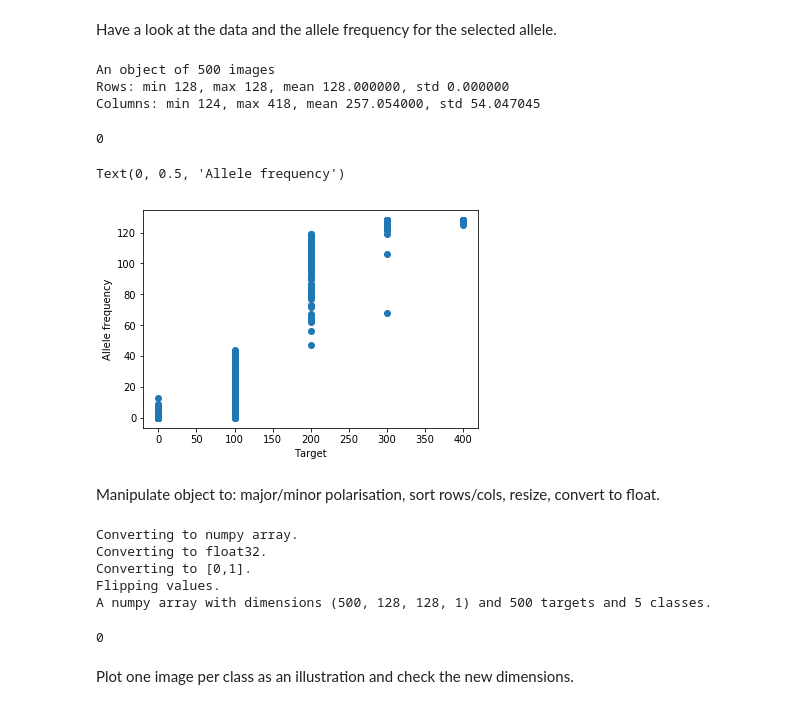
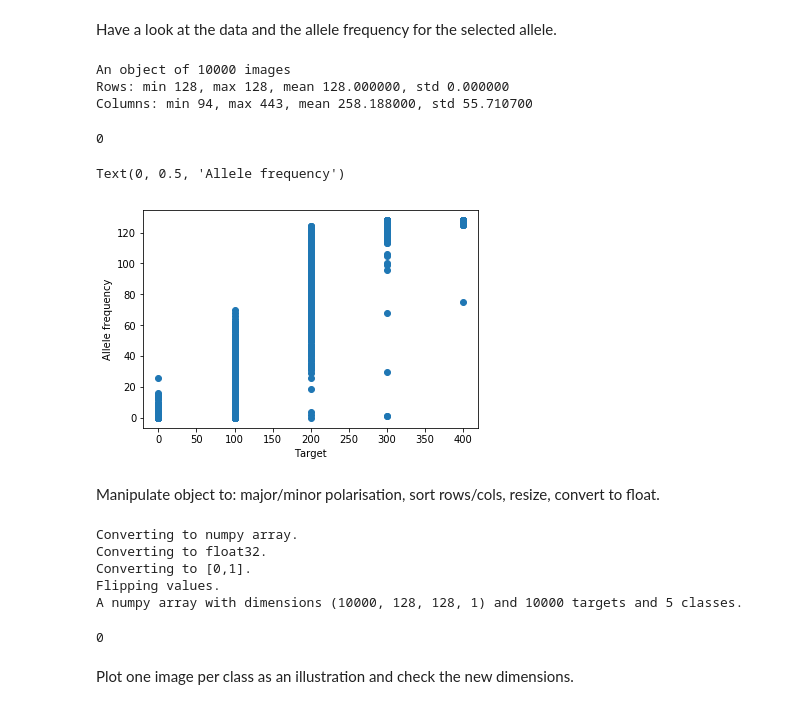
Before and after one commit to mfumagalli/ImaGene, a Jupyter notebook: Quick start (binary).ipynb, the cells around one changed output. Saved outputs shown, nothing was run; the diff lists cells and outputs as text; code cells hidden in the pictures.

```diff
--- a/Quick start (binary).ipynb
+++ b/Quick start (binary).ipynb
@@ -32,39 +33,39 @@ Read simulations and store them into object.
 # %%
 myfile = ImaFile(simulations_folder='/home/mfumagal/Data/ImaGene/Binary/Simulations1.Epoch3', nr_samples=128, model_name='Marth-3epoch-CEU')
 # %%
-mypop = myfile.read_simulations(parameter_name='selection_coeff_hetero', max_nrepl=100)
+mygene = myfile.read_simulations(parameter_name='selection_coeff_hetero', max_nrepl=2000)
 # %% [markdown]
 Have a look at the data and the allele frequency for the selected allele.
 # %%
-mypop.summary()
+mygene.summary()
 # %% [output]
-An object of 500 images
+An object of 10000 images
 Rows: min 128, max 128, mean 128.000000, std 0.000000
-Columns: min 124, max 418, mean 257.054000, std 54.047045
+Columns: min 94, max 443, mean 258.188000, std 55.710700
 0
 # %%
-freqs = calculate_allele_frequency(mypop, 0.5)
-plt.scatter(mypop.targets, freqs, marker='o')
+freqs = calculate_allele_frequency(mygene, 0.5)
+plt.scatter(mygene.targets, freqs, marker='o')
 plt.xlabel('Target')
 plt.ylabel('Allele frequency')
 # %% [output]
 Text(0, 0.5, 'Allele frequency')
-[figure, old version]
+[figure, new version]
 # %% [markdown]
 Manipulate object to: major/minor polarisation, sort rows/cols, resize, convert to float.
 # %%
-mypop.majorminor()
-mypop.filter_freq(0.01)
-mypop.sort('rows_freq')
-mypop.sort('cols_freq')
-mypop.resize((128, 128))
-mypop.convert(verbose=True)
+mygene.majorminor()
+mygene.filter_freq(0.01)
+mygene.sort('rows_freq')
+mygene.sort('cols_freq')
+mygene.resize((128, 128))
+mygene.convert(verbose=True)
 # %% [output]
 Converting to numpy array.
 Converting to float32.
 Converting to [0,1].
 Flipping values.
-A numpy array with dimensions (500, 128, 128, 1) and 500 targets and 5 classes.
+A numpy array with dimensions (10000, 128, 128, 1) and 10000 targets and 5 classes.
 0
 # %% [markdown]
 Plot one image per class as an illustration and check the new dimensions.
```
Also changed, not shown: parts of 51 cells of this notebook, 11 other files.
